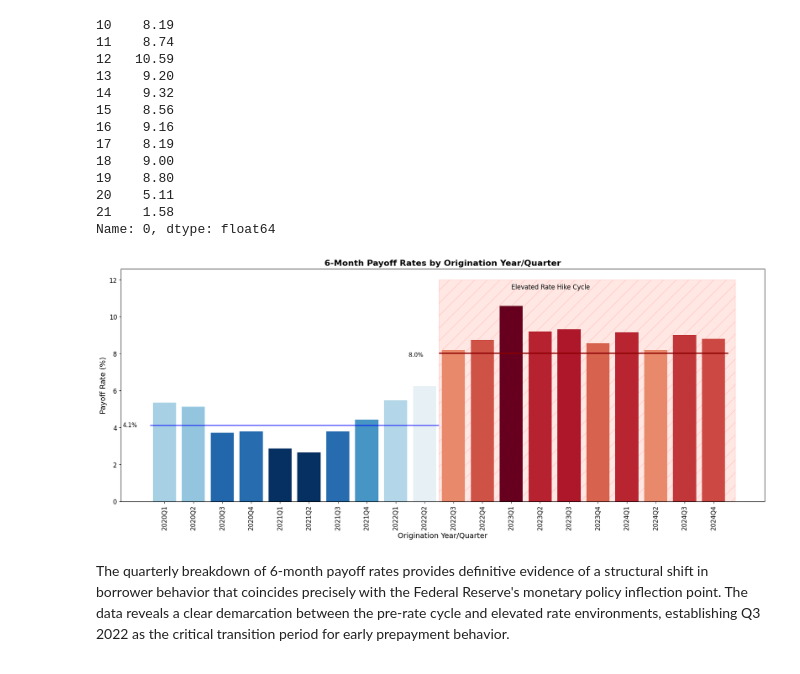
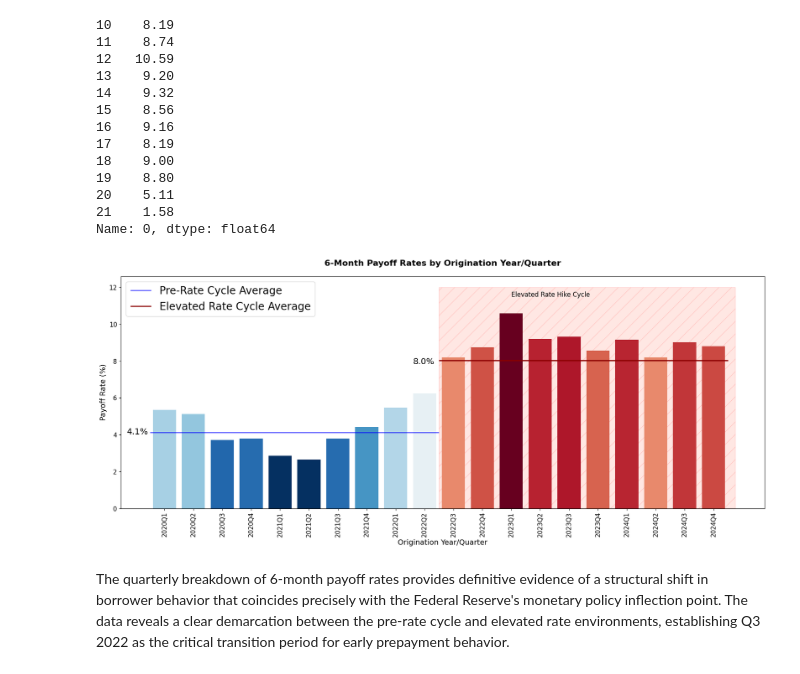
Before and after one commit to imoore99/TWO_STAGE_CLUSTER, a Jupyter notebook: TWO_STAGE_CLUSTER.ipynb, the cells around one changed output. Drawn from its saved outputs; the diff is of its cells as text; code cells hidden in the pictures.

```diff
--- a/TWO_STAGE_CLUSTER.ipynb
+++ b/TWO_STAGE_CLUSTER.ipynb
@@ -305,26 +311,27 @@ Name: 0, dtype: float64
 # %%
 plt.figure(figsize=(22,8))
 
 #Create a Rectangle patch
 plt.gca().add_patch(Rectangle((9.5,0), 10.25, 12, linewidth=1, hatch='/', edgecolor='r', facecolor='tomato', alpha=0.15))
 plt.text(12, 11.5, "Elevated Rate Hike Cycle", fontsize=12)
 
 plt.bar(month6_df['OPEN_YRQTR'][:-2], month6_df[0][:-2], color = get_colors_method1(month6_df[0][:-2], min_val=3, max_val=10))
-plt.hlines(month6_df[0][:9].mean(), -0.5, 9.5, linestyle='-', linewidth=2, color='blue', alpha=0.65)
-plt.text(-1.45, month6_df[0][:9].mean()-.1, f"{round(month6_df[0][:9].mean(), 1)}%", fontsize=11)
+plt.hlines(month6_df[0][:9].mean(), -0.5, 9.5, linestyle='-', linewidth=2, color='blue', alpha=0.65, label='Pre-Rate Cycle Average')
+plt.text(-1.30, month6_df[0][:9].mean()-.1, f"{round(month6_df[0][:9].mean(), 1)}%", fontsize=16)
 
-plt.hlines(month6_df[0][10:].mean(), 9.5, 19.5, linestyle='-', linewidth=2, color='darkred')
-plt.text(8.45, month6_df[0][10:].mean()-.2, f"{round(month6_df[0][10:].mean(), 1)}%", fontsize=11)
+plt.hlines(month6_df[0][10:].mean(), 9.5, 19.5, linestyle='-', linewidth=2, color='darkred', label= "Elevated Rate Cycle Average")
+plt.text(8.60, month6_df[0][10:].mean()-.2, f"{round(month6_df[0][10:].mean(), 1)}%", fontsize=16)
 
 plt.xlabel('Origination Year/Quarter', fontsize=14)
 plt.xticks(rotation=90, fontsize=12)
 plt.ylabel('Payoff Rate (%)', fontsize=14)
 plt.yticks(fontsize=12)
-plt.title('6-Month Payoff Rates by Origination Year/Quarter', fontsize=16, fontweight='bold')
+plt.legend(loc='upper left')
+plt.title('6-Month Payoff Rates by Origination Year/Quarter', fontsize=16, fontweight='bold', pad=20)
 
 plt.show();
 # %% [output]
-[figure, old version]
+[figure, new version]
 # %% [markdown]
 The quarterly breakdown of 6-month payoff rates provides definitive evidence of a structural shift in borrower behavior that coincides precisely with the Federal Reserve's monetary policy inflection point. The data reveals a clear demarcation between the pre-rate cycle and elevated rate environments, establishing Q3 2022 as the critical transition period for early prepayment behavior.
 # %% [markdown]
```
Also changed, not shown: parts of 46 cells of this notebook, 4 other files.
